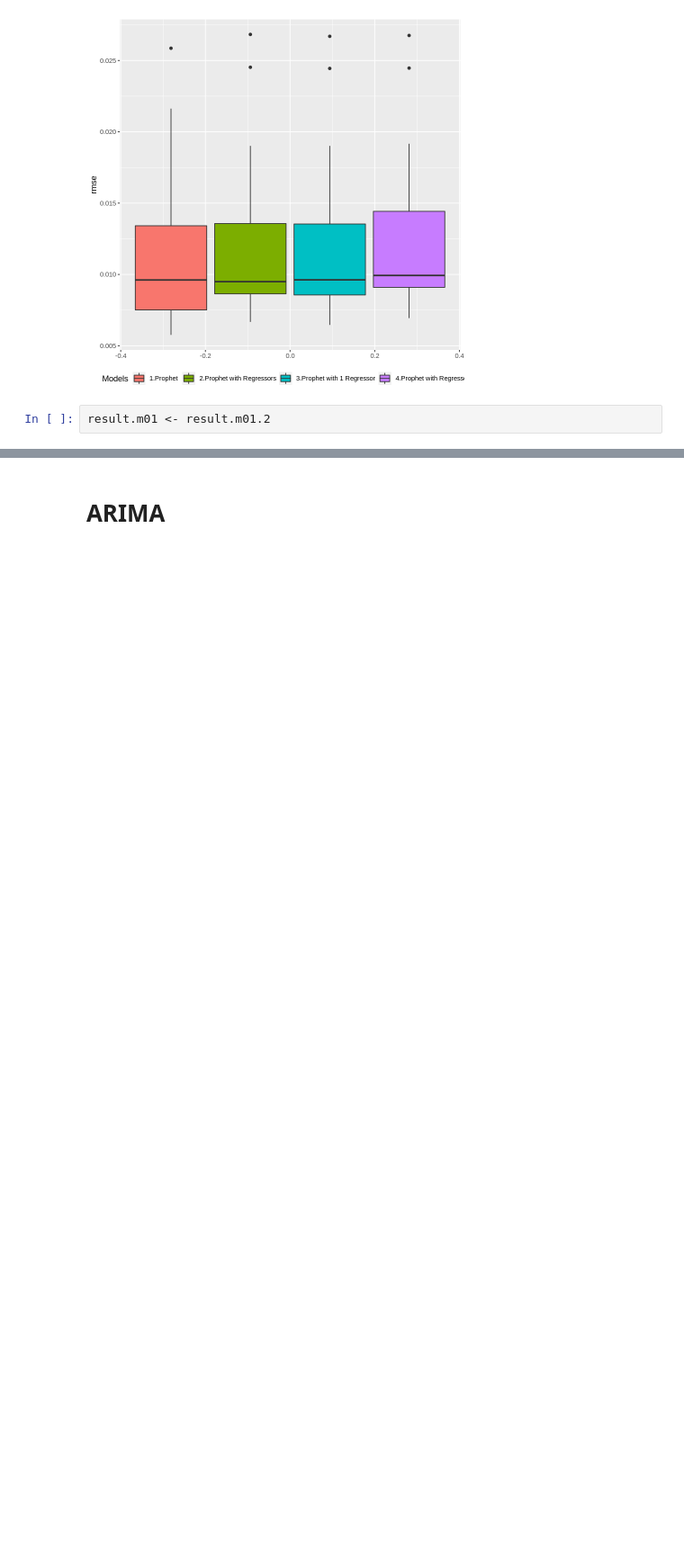
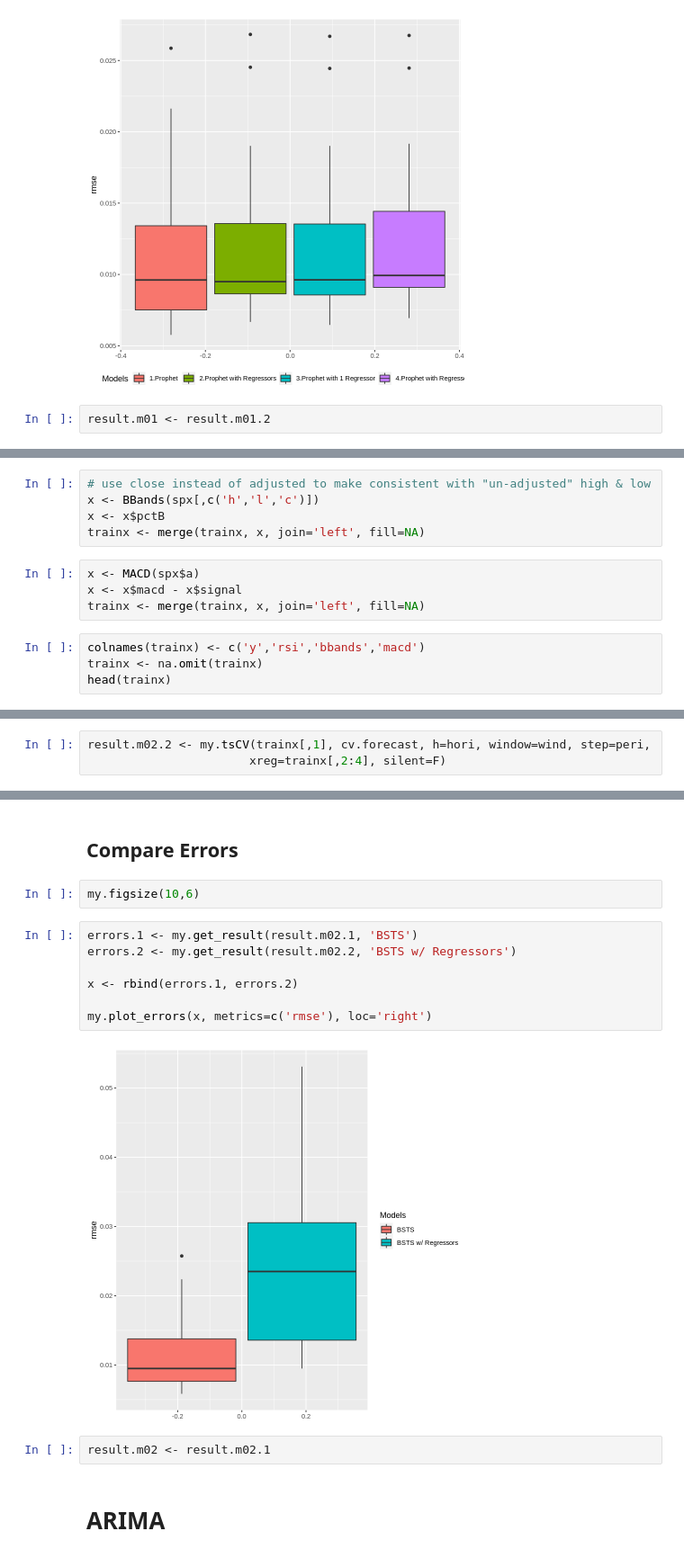
Before and after one commit to lbk209/timeseries, a Jupyter notebook: compare_timeseries_models_spx.ipynb, the cells around one changed output, grey strips where cells are left out. Shown at 90% size. Cells and saved outputs as stored; diff of their text form; blank space fills up the shorter version.

```diff
--- a/compare_timeseries_models_spx.ipynb
+++ b/compare_timeseries_models_spx.ipynb
@@ -361,0 +489,13 @@ result.m01 <- result.m01.2
+# %%
+# use close instead of adjusted to make consistent with "un-adjusted" high & low
+x <- BBands(spx[,c('h','l','c')])
+x <- x$pctB
+trainx <- merge(trainx, x, join='left', fill=NA)
+# %%
+x <- MACD(spx$a)
+x <- x$macd - x$signal
+trainx <- merge(trainx, x, join='left', fill=NA)
+# %%
+colnames(trainx) <- c('y','rsi','bbands','macd')
+trainx <- na.omit(trainx)
+head(trainx)
@@ -361,0 +512,3 @@ result.m01 <- result.m01.2
+# %%
+result.m02.2 <- my.tsCV(trainx[,1], cv.forecast, h=hori, window=wind, step=peri,
+                       xreg=trainx[,2:4], silent=F)
@@ -362,3 +533,18 @@ result.m01 <- result.m01.2
+# %% [markdown]
+## Compare Errors
+# %%
+my.figsize(10,6)
+# %%
+errors.1 <- my.get_result(result.m02.1, 'BSTS')
+errors.2 <- my.get_result(result.m02.2, 'BSTS w/ Regressors')
+
+x <- rbind(errors.1, errors.2)
+
+my.plot_errors(x, metrics=c('rmse'), loc='right')
+# %% [output]
+[figure, added]
+# %%
+result.m02 <- result.m02.1
 # %% [markdown]
 # ARIMA
 # %%
```
Also changed, not shown: parts of 14 cells of this notebook.
